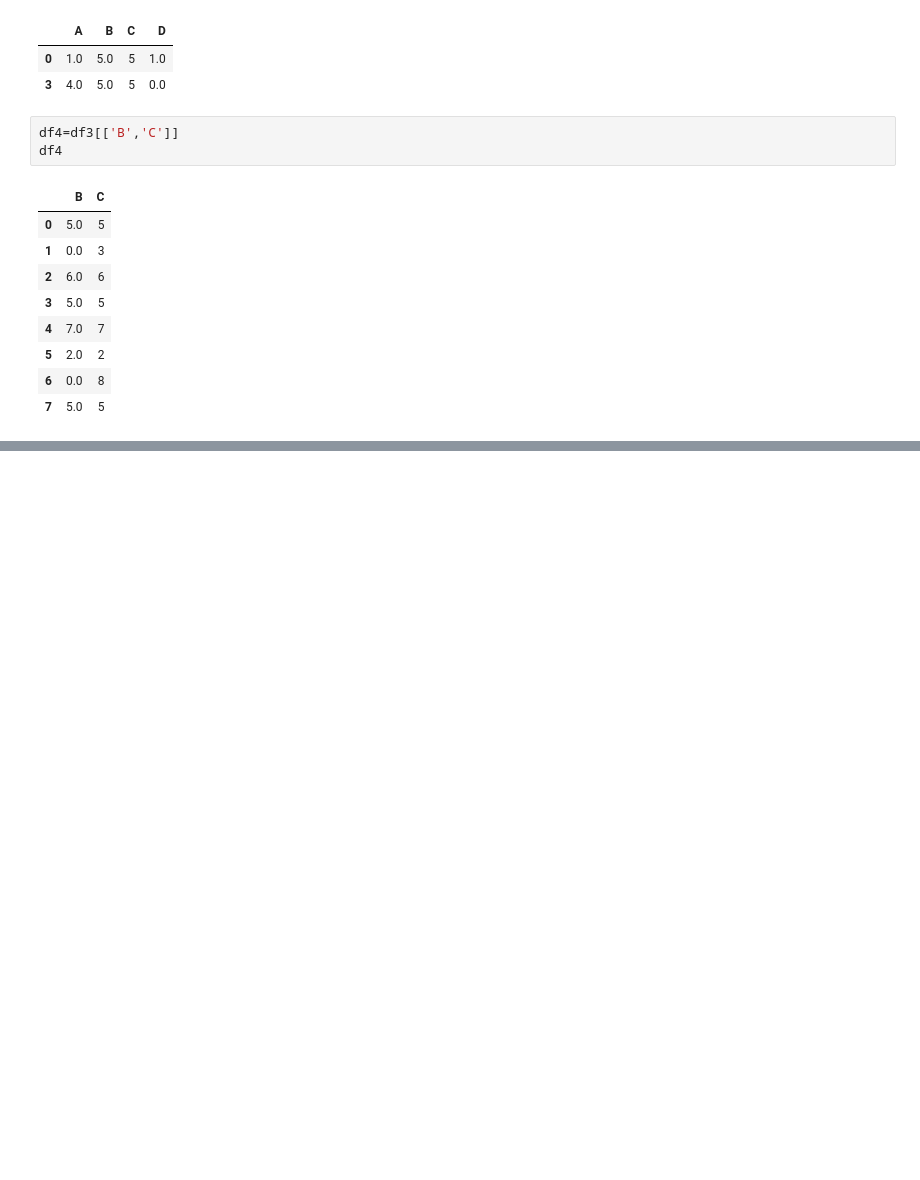
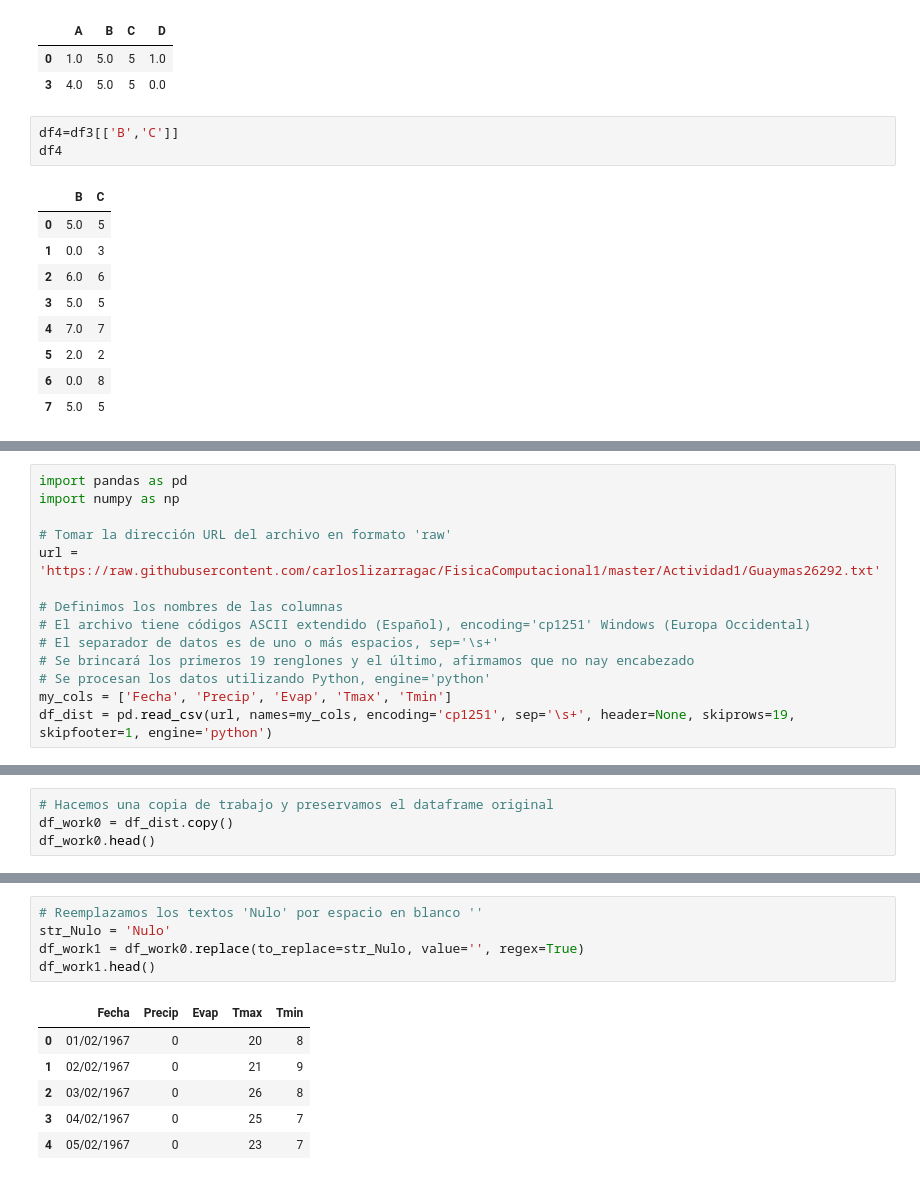
Before and after one commit to carloslizarragac/FisicaComputacional1, a Jupyter notebook: Actividad3.ipynb, the cells around one changed output, grey strips where cells are left out. Drawn from its saved outputs; the diff is of its cells as text; blank space fills up the shorter version.

```diff
--- a/Actividad3.ipynb
+++ b/Actividad3.ipynb
@@ -321,0 +304,14 @@ df_dist.head()
+# %%
+import pandas as pd
+import numpy as np
+
+# Tomar la dirección URL del archivo en formato 'raw'
+url = 'https://raw.githubusercontent.com/carloslizarragac/FisicaComputacional1/master/Actividad1/Guaymas26292.txt'
+
+# Definimos los nombres de las columnas
+# El archivo tiene códigos ASCII extendido (Español), encoding='cp1251' Windows (Europa Occidental)
+# El separador de datos es de uno o más espacios, sep='\s+'
+# Se brincará los primeros 19 renglones y el último, afirmamos que no nay encabezado
+# Se procesan los datos utilizando Python, engine='python'
+my_cols = ['Fecha', 'Precip', 'Evap', 'Tmax', 'Tmin']
+df_dist = pd.read_csv(url, names=my_cols, encoding='cp1251', sep='\s+', header=None, skiprows=19, skipfooter=1, engine='python')
@@ -321,0 +351,4 @@ df_dist.head()
+# %%
+# Hacemos una copia de trabajo y preservamos el dataframe original
+df_work0 = df_dist.copy()
+df_work0.head()
@@ -321,0 +362,12 @@ df_dist.head()
+# %%
+# Reemplazamos los textos 'Nulo' por espacio en blanco ''
+str_Nulo = 'Nulo'
+df_work1 = df_work0.replace(to_replace=str_Nulo, value='', regex=True)
+df_work1.head()
+# %% [output]
+|  | Fecha | Precip | Evap | Tmax | Tmin |
+| 0 | 01/02/1967 | 0 |  | 20 | 8 |
+| 1 | 02/02/1967 | 0 |  | 21 | 9 |
+| 2 | 03/02/1967 | 0 |  | 26 | 8 |
+| 3 | 04/02/1967 | 0 |  | 25 | 7 |
+| 4 | 05/02/1967 | 0 |  | 23 | 7 |
```
Also changed, not shown: parts of 9 cells of this notebook.
